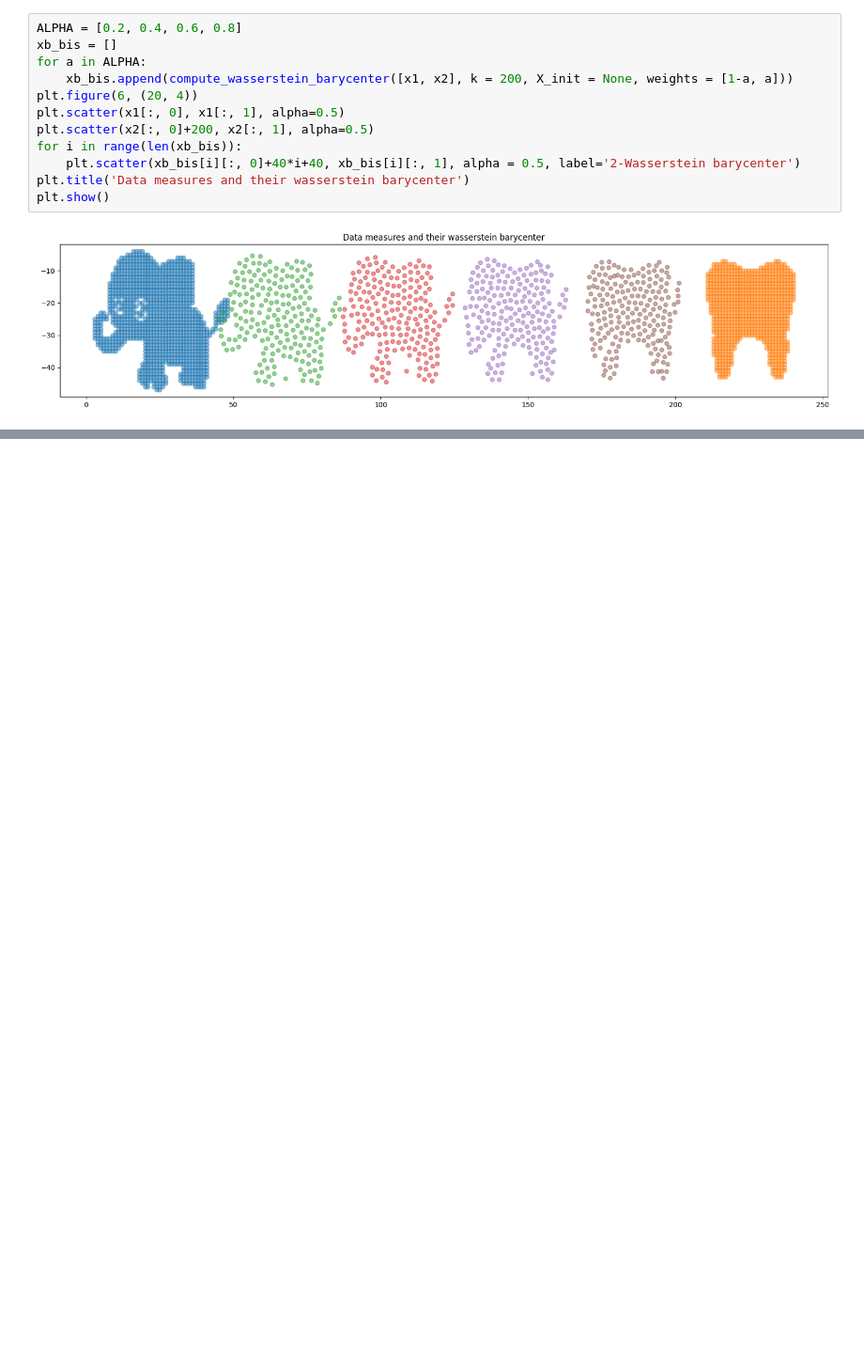
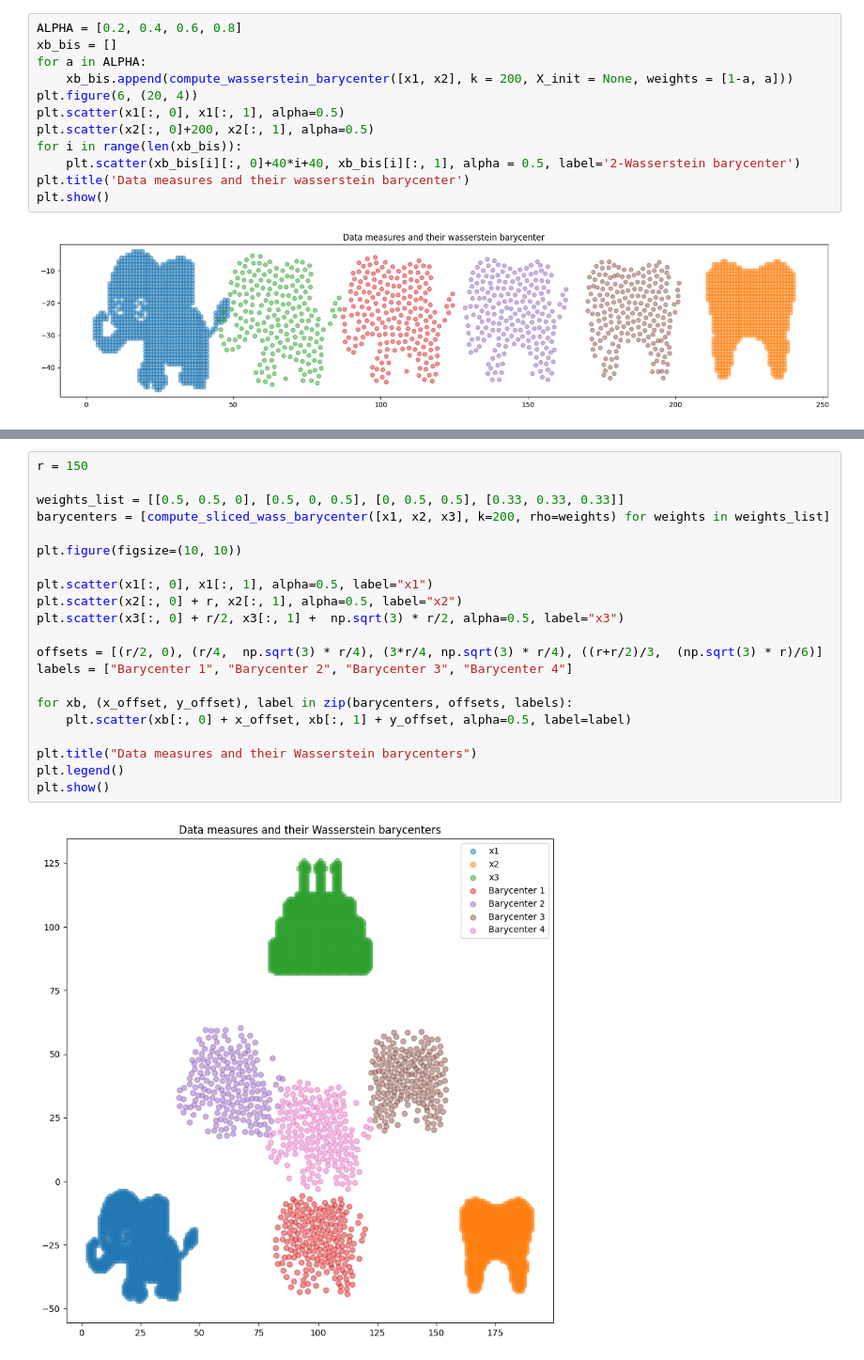
Before and after one commit to mchabrol/Convolutional-Wasserstein-Distances, a Jupyter notebook: examples.ipynb, the cells around one changed output, grey strips where cells are left out. Shown at 94% size. Cells and saved outputs as stored; diff of their text form; blank space fills up the shorter version.

```diff
--- a/examples.ipynb
+++ b/examples.ipynb
@@ -92,0 +121,23 @@ plt.show()
+# %%
+r = 150
+
+weights_list = [[0.5, 0.5, 0], [0.5, 0, 0.5], [0, 0.5, 0.5], [0.33, 0.33, 0.33]]
+barycenters = [compute_sliced_wass_barycenter([x1, x2, x3], k=200, rho=weights) for weights in weights_list]
+
+plt.figure(figsize=(10, 10))
+
+plt.scatter(x1[:, 0], x1[:, 1], alpha=0.5, label="x1")
+plt.scatter(x2[:, 0] + r, x2[:, 1], alpha=0.5, label="x2")
+plt.scatter(x3[:, 0] + r/2, x3[:, 1] +  np.sqrt(3) * r/2, alpha=0.5, label="x3")
+
+offsets = [(r/2, 0), (r/4,  np.sqrt(3) * r/4), (3*r/4, np.sqrt(3) * r/4), ((r+r/2)/3,  (np.sqrt(3) * r)/6)]
+labels = ["Barycenter 1", "Barycenter 2", "Barycenter 3", "Barycenter 4"]
+
+for xb, (x_offset, y_offset), label in zip(barycenters, offsets, labels):
+    plt.scatter(xb[:, 0] + x_offset, xb[:, 1] + y_offset, alpha=0.5, label=label)
+
+plt.title("Data measures and their Wasserstein barycenters")
+plt.legend()
+plt.show()
+# %% [output]
+[figure, added]
```
Also changed, not shown: parts of 10 cells of this notebook, 1 other file.
